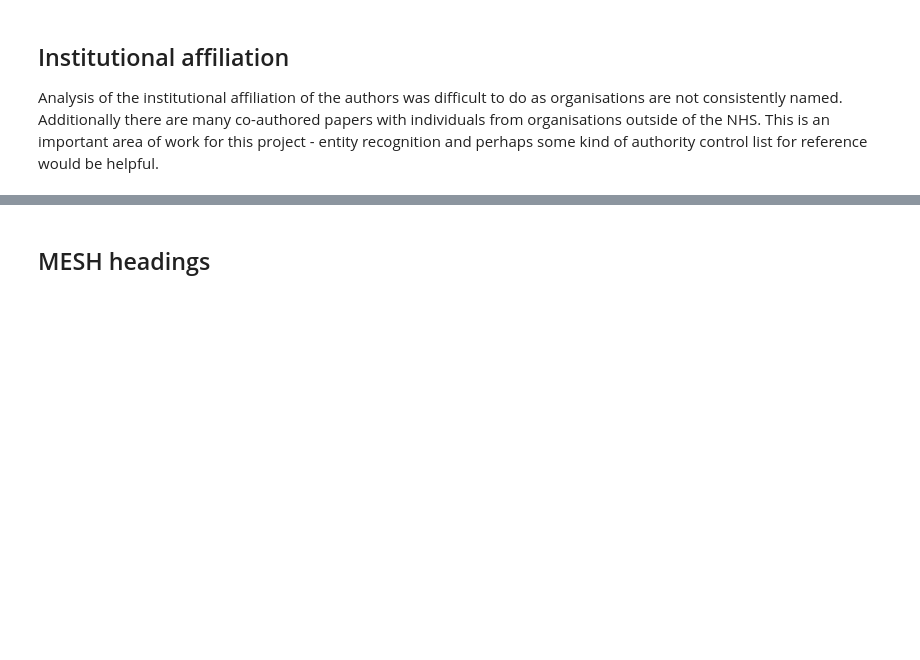
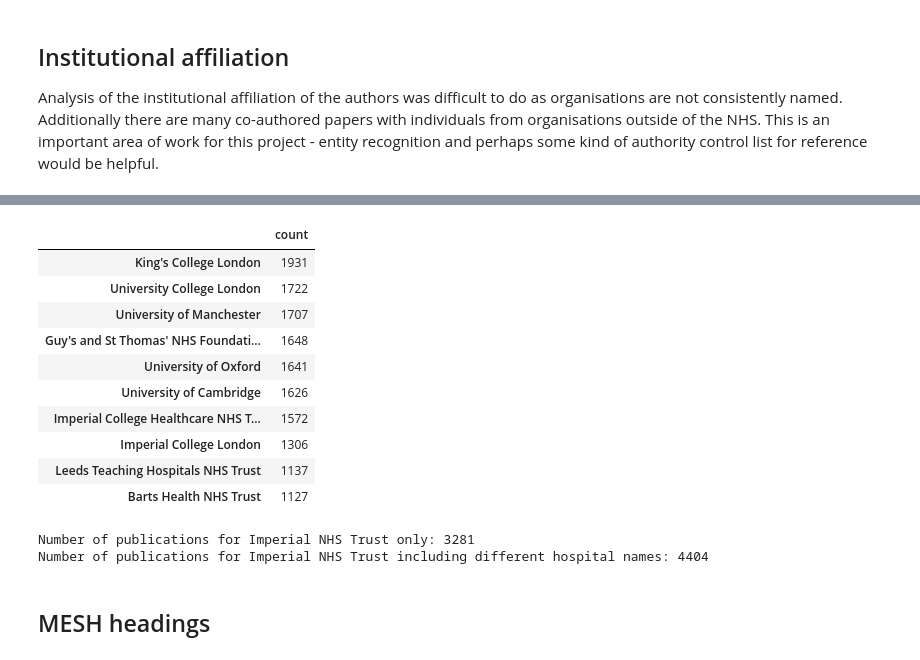
Before and after one commit to yiwen-h/nhs_oa, a Jupyter notebook: notebooks/preliminary_analysis.ipynb, the cells around one changed output, grey strips where cells are left out. Saved outputs shown, nothing was run; the diff lists cells and outputs as text; code cells hidden in the pictures; blank space fills up the shorter version.

Commit message:
added preliminary analysis

```diff
--- a/notebooks/preliminary_analysis.ipynb
+++ b/notebooks/preliminary_analysis.ipynb
@@ -105,3 +122,19 @@ Closed access papers were more likely to have a lower number of authors.
 Analysis of the institutional affiliation of the authors was difficult to do as organisations are not consistently named. Additionally there are many co-authored papers with individuals from organisations outside of the NHS. This is an important area of work for this project - entity recognition and perhaps some kind of authority control list for reference would be helpful.
 # %%
 df["openalex_metadata"] =  df["openalex_metadata"].apply(literal_eval)
+# %%
+df['openalex_institutions'] = df['openalex_metadata'].apply(lambda x: x.get('authorships', "NaN"))
+
+# get openalex institutions
+def get_openalex_institutions(openalex_authorships):
+  temp_list = []
+  for author in openalex_authorships:
+    auth_inst_list = author.get("institutions", None)
+    if auth_inst_list is not None:
+      for inst in auth_inst_list:
+        place = inst['display_name']
+        if place not in temp_list:
+          temp_list.append(place)
+  return temp_list
+
+df['openalex_institutions'] = df['openalex_institutions'].apply(lambda x: get_openalex_institutions(x))
@@ -107,0 +143,19 @@ df["openalex_metadata"] =  df["openalex_metadata"].apply(literal_eval)
+# %%
+#combine affiliations
+df['affiliations'] = df['affiliations'].apply(literal_eval)
+df['all_institutions'] = df['openalex_institutions'] + df['affiliations']
+df['all_institutions'] = df['all_institutions'].apply(lambda x: list(set(x)))
+
+# count number of occurences for each institution using combined Pubmed and OpenAlex data
+institution_count_dict = {}
+for i in range(df.shape[0]):
+  inst_list = df.all_institutions.iloc[i]
+  for i in inst_list:
+    if i not in institution_count_dict:
+      institution_count_dict[i] = 1
+    else:
+      institution_count_dict[i] += 1
+
+# create df of institution counts only for analysis
+inst_df = pd.DataFrame.from_dict(institution_count_dict, orient = "index", columns = ["count"])
+inst_df.sort_values(by = 'count', inplace=True, ascending = False)
@@ -108,3 +166,35 @@ df["openalex_metadata"] =  df["openalex_metadata"].apply(literal_eval)
+# %%
+inst_df.iloc[:10]
+
+# 10 most prolific NHS organisations
+# %% [output]
+|  | count |
+| King's College London | 1931 |
+| University College London | 1722 |
+| University of Manchester | 1707 |
+| Guy's and St Thomas' NHS Foundati... | 1648 |
+| University of Oxford | 1641 |
+| University of Cambridge | 1626 |
+| Imperial College Healthcare NHS T... | 1572 |
+| Imperial College London | 1306 |
+| Leeds Teaching Hospitals NHS Trust | 1137 |
+| Barts Health NHS Trust | 1127 |
+# %%
+# Imperial College NHS Trust and its hospitals
+imperial = inst_df.filter(like='Imperial', axis=0).sum()
+charing_cross = inst_df.filter(like='Charing', axis=0).sum()
+chelsea = inst_df.filter(like='Chelsea Hospital', axis=0).sum()
+hammersmith = inst_df.filter(like='Hammersmith', axis=0).sum()
+stmarys = inst_df.filter(like="St Mary's", axis=0).sum()
+westerneye = inst_df.filter(like="Western Eye", axis=0).sum()
+
+total_imperial = imperial + charing_cross + chelsea + hammersmith + stmarys + westerneye
+
+print(f"Number of publications for Imperial NHS Trust only: {int(imperial)}")
+print(f"Number of publications for Imperial NHS Trust including different hospital names: {int(total_imperial)}")
+# %% [output]
+Number of publications for Imperial NHS Trust only: 3281
+Number of publications for Imperial NHS Trust including different hospital names: 4404
 # %% [markdown]
 ## MESH headings
 # %%
```
Also changed, not shown: parts of 12 cells of this notebook, 2 other files.
